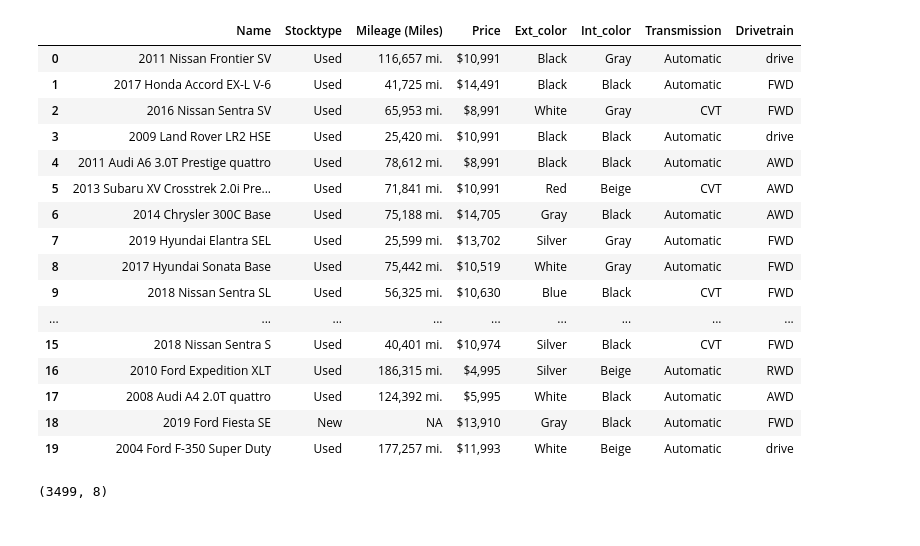
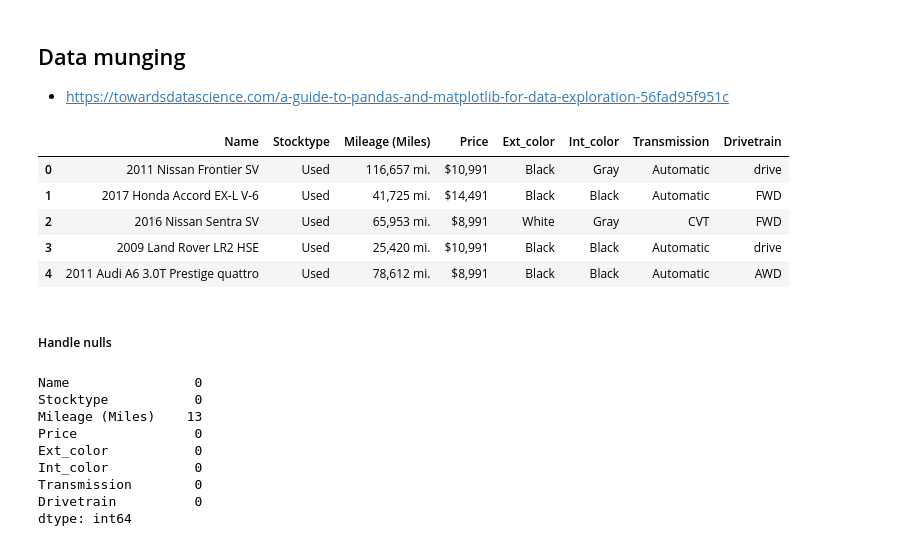
Before and after one commit to angiekl74/UOHWPandas, a Jupyter notebook: PyCitySchools/Cars.ipynb, the cells around one changed output. Drawn from its saved outputs; the diff is of its cells as text; code cells hidden in the pictures.

Commit message:
Added updated csv file - cardata2

```diff
--- a/PyCitySchools/Cars.ipynb
+++ b/PyCitySchools/Cars.ipynb
@@ -204,35 +190,15 @@ for i in range(1, 36):
 # %%
-data = pd.DataFrame({"Name" : name,
-                     "Stocktype" : stocktype,
-                     "Mileage (Miles)": mileage,
-                     "Price" : price,
-                    "Ext_color": ext_color,
-                    "Int_color": int_color,
-                    "Transmission": trans,
-                    "Drivetrain": drivetrain})
-data.head()
+# data = pd.DataFrame({"Name" : name,
+#                      "Stocktype" : stocktype,
+#                      "Mileage (Miles)": mileage,
+#                      "Price" : price,
+#                     "Ext_color": ext_color,
+#                     "Int_color": int_color,
+#                     "Transmission": trans,
+#                     "Drivetrain": drivetrain})
+# data.head(10)
-# %% [output]
-|  | Name | Stocktype | Mileage (Miles) | Price | Ext_color | Int_color | Transmission | Drivetrain |
-| 0 | 2011 Nissan Frontier SV | Used | 116,657 mi. | $10,991 | Black | Gray | Automatic | drive |
-| 1 | 2017 Honda Accord EX-L V-6 | Used | 41,725 mi. | $14,491 | Black | Black | Automatic | FWD |
-| 2 | 2016 Nissan Sentra SV | Used | 65,953 mi. | $8,991 | White | Gray | CVT | FWD |
-| 3 | 2009 Land Rover LR2 HSE | Used | 25,420 mi. | $10,991 | Black | Black | Automatic | drive |
-| 4 | 2011 Audi A6 3.0T Prestige quattro | Used | 78,612 mi. | $8,991 | Black | Black | Automatic | AWD |
-| 5 | 2013 Subaru XV Crosstrek 2.0i Pre... | Used | 71,841 mi. | $10,991 | Red | Beige | CVT | AWD |
-| 6 | 2014 Chrysler 300C Base | Used | 75,188 mi. | $14,705 | Gray | Black | Automatic | AWD |
-| 7 | 2019 Hyundai Elantra SEL | Used | 25,599 mi. | $13,702 | Silver | Gray | Automatic | FWD |
-| 8 | 2017 Hyundai Sonata Base | Used | 75,442 mi. | $10,519 | White | Gray | Automatic | FWD |
-| 9 | 2018 Nissan Sentra SL | Used | 56,325 mi. | $10,630 | Blue | Black | CVT | FWD |
-| ... | ... | ... | ... | ... | ... | ... | ... | ... |
-| 15 | 2018 Nissan Sentra S | Used | 40,401 mi. | $10,974 | Silver | Black | CVT | FWD |
-| 16 | 2010 Ford Expedition XLT | Used | 186,315 mi. | $4,995 | Silver | Beige | Automatic | RWD |
-| 17 | 2008 Audi A4 2.0T quattro | Used | 124,392 mi. | $5,995 | White | Black | Automatic | AWD |
-| 18 | 2019 Ford Fiesta SE | New | NA | $13,910 | Gray | Black | Automatic | FWD |
-| 19 | 2004 Ford F-350 Super Duty | Used | 177,257 mi. | $11,993 | White | Beige | Automatic | drive |
 # %%
 # Dataframe shape
-data.shape
+# data.shape
-# %% [output]
-(3499, 8)
 # %%
 # Export
@@ -254,0 +206,28 @@ data.to_csv('Resources/cardata.csv')
+# %% [markdown]
+## Data munging
+* https://towardsdatascience.com/a-guide-to-pandas-and-matplotlib-for-data-exploration-56fad95f951c
+# %%
+data = pd.read_csv("Resources/cardata.csv", index_col=0)
+data.head()
+# %% [output]
+|  | Name | Stocktype | Mileage (Miles) | Price | Ext_color | Int_color | Transmission | Drivetrain |
+| 0 | 2011 Nissan Frontier SV | Used | 116,657 mi. | $10,991 | Black | Gray | Automatic | drive |
+| 1 | 2017 Honda Accord EX-L V-6 | Used | 41,725 mi. | $14,491 | Black | Black | Automatic | FWD |
+| 2 | 2016 Nissan Sentra SV | Used | 65,953 mi. | $8,991 | White | Gray | CVT | FWD |
+| 3 | 2009 Land Rover LR2 HSE | Used | 25,420 mi. | $10,991 | Black | Black | Automatic | drive |
+| 4 | 2011 Audi A6 3.0T Prestige quattro | Used | 78,612 mi. | $8,991 | Black | Black | Automatic | AWD |
+# %% [markdown]
+##### Handle nulls
+# %%
+# Any nulls?
+data.isnull().sum()
+# %% [output]
+Name                0
+Stocktype           0
+Mileage (Miles)    13
+Price               0
+Ext_color           0
+Int_color           0
+Transmission        0
+Drivetrain          0
+dtype: int64
```
Also changed, not shown: parts of 33 cells of this notebook, 2 other files.
